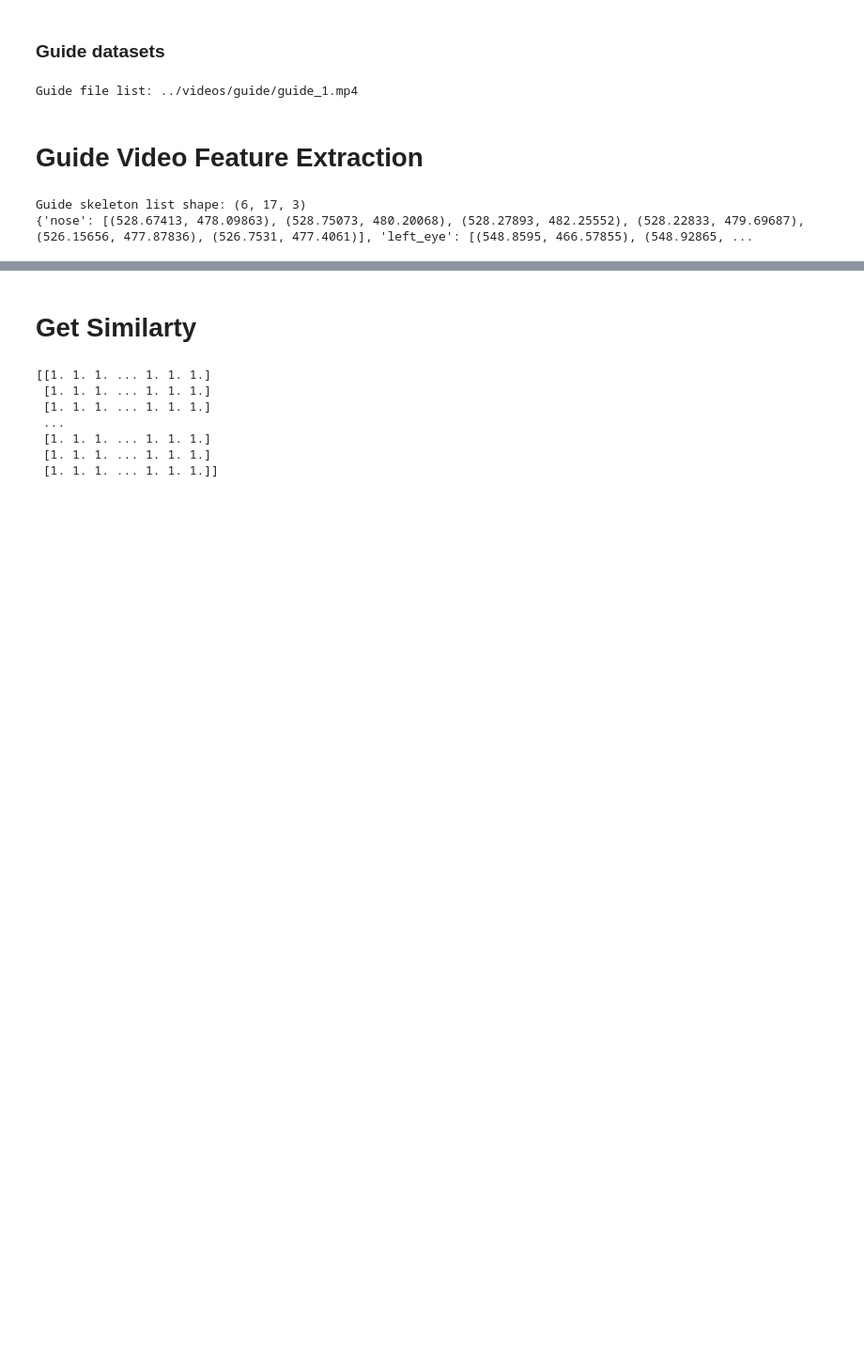
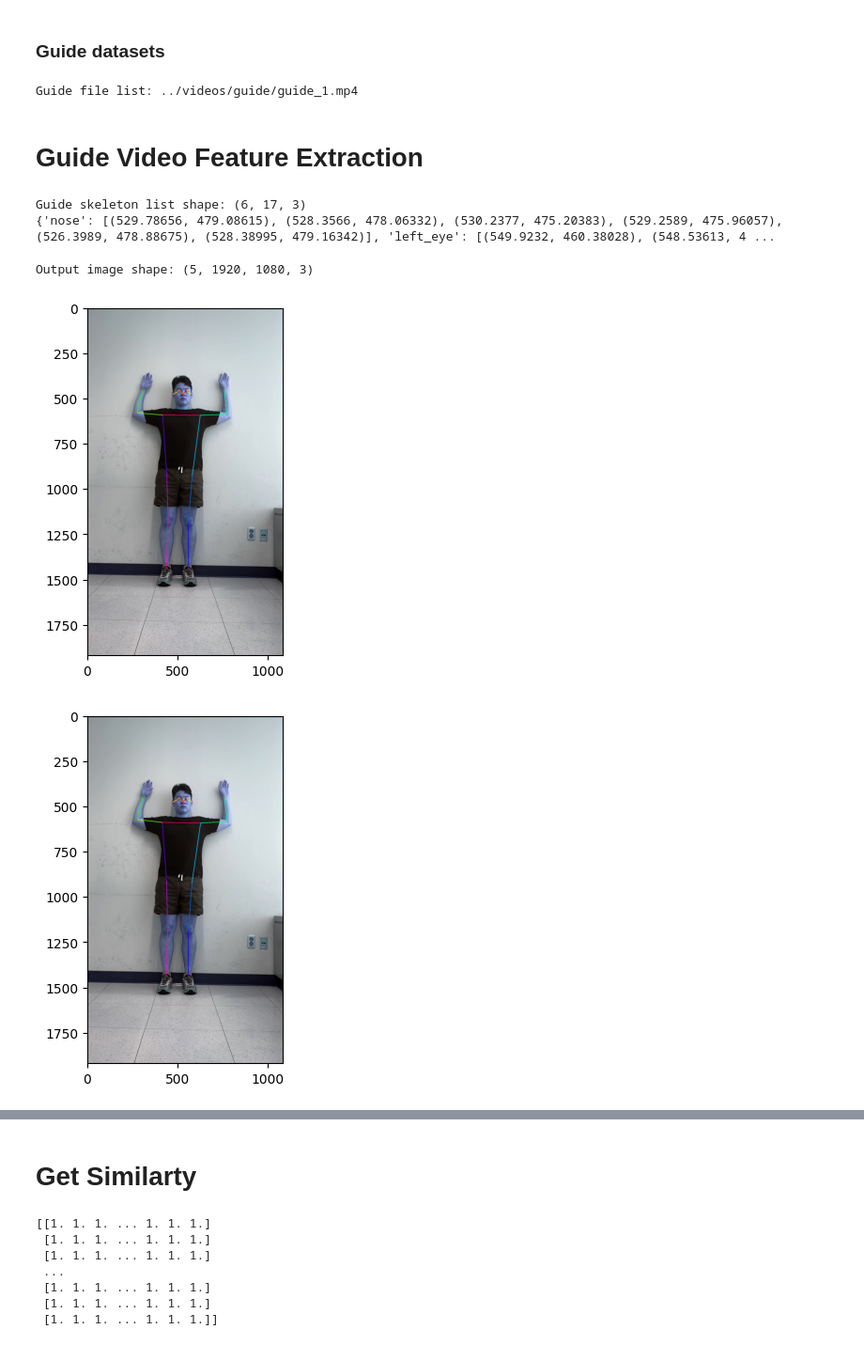
Before and after one commit to sync-without-async/CapstoneDesign-ML, a Jupyter notebook: notebooks/video_skeleton_similarty.ipynb, the cells around one changed output, grey strips where cells are left out. Shown: that part at 94% size. Drawn from its saved outputs; the diff is of its cells as text; code cells hidden in the pictures; blank space fills up the shorter version.

Commit message:
test: Testing skeleton extracting, not skeletons are not shown

```diff
--- a/notebooks/video_skeleton_similarty.ipynb
+++ b/notebooks/video_skeleton_similarty.ipynb
@@ -117,6 +117,7 @@ guide_video_write = cv2.VideoWriter(
 total_fps, frame_count = 0, 0
 guide_skeleton_list = []
 pbar = tqdm(desc=f"Extracting skeleton from guide video", total=guide_video.get(cv2.CAP_PROP_FRAME_COUNT))
+output_image = []
 
 extracted_skeletons = {}
 
@@ -126,8 +127,8 @@ while True:
         pbar.update(1)
 
         # Get frames from video, and convert to PIL image for processing with OpenPose
+        original_image = deepcopy(frame)
         image_from_video = np.array(frame, dtype=np.float32) / 255.0
-        original_image = deepcopy(image_from_video)
 
         # Transform the image to tensor
         image_from_video = torch.Tensor(image_from_video).permute(2, 0, 1)
@@ -157,6 +158,9 @@ while True:
 
         if frame_count > 5: break
 
+        skeleton_image = utils.draw_keypoints(output, original_image)
+        output_image.append(skeleton_image)
+
     else:
         break
 
@@ -168,4 +172,15 @@ print(f"Guide skeleton list shape: {guide_skeleton_list.shape}")
 print(extracted_skeletons)
 # %% [output]
 Guide skeleton list shape: (6, 17, 3)
-{'nose': [(528.67413, 478.09863), (528.75073, 480.20068), (528.27893, 482.25552), (528.22833, 479.69687), (526.15656, 477.87836), (526.7531, 477.4061)], 'left_eye': [(548.8595, 466.57855), (548.92865, ...
+{'nose': [(529.78656, 479.08615), (528.3566, 478.06332), (530.2377, 475.20383), (529.2589, 475.96057), (526.3989, 478.88675), (528.38995, 479.16342)], 'left_eye': [(549.9232, 460.38028), (548.53613, 4 ...
+# %%
+output_image = np.array(output_image, dtype=np.uint8)
+print(f"Output image shape: {output_image.shape}")
+
+for i in range(len(output_image)):
+    plt.imshow(output_image[i])
+    plt.show()
+# %% [output]
+Output image shape: (5, 1920, 1080, 3)
+[figure, added]
+[figure, added]
```
Also changed, not shown: parts of 5 cells of this notebook, 4 other files.
